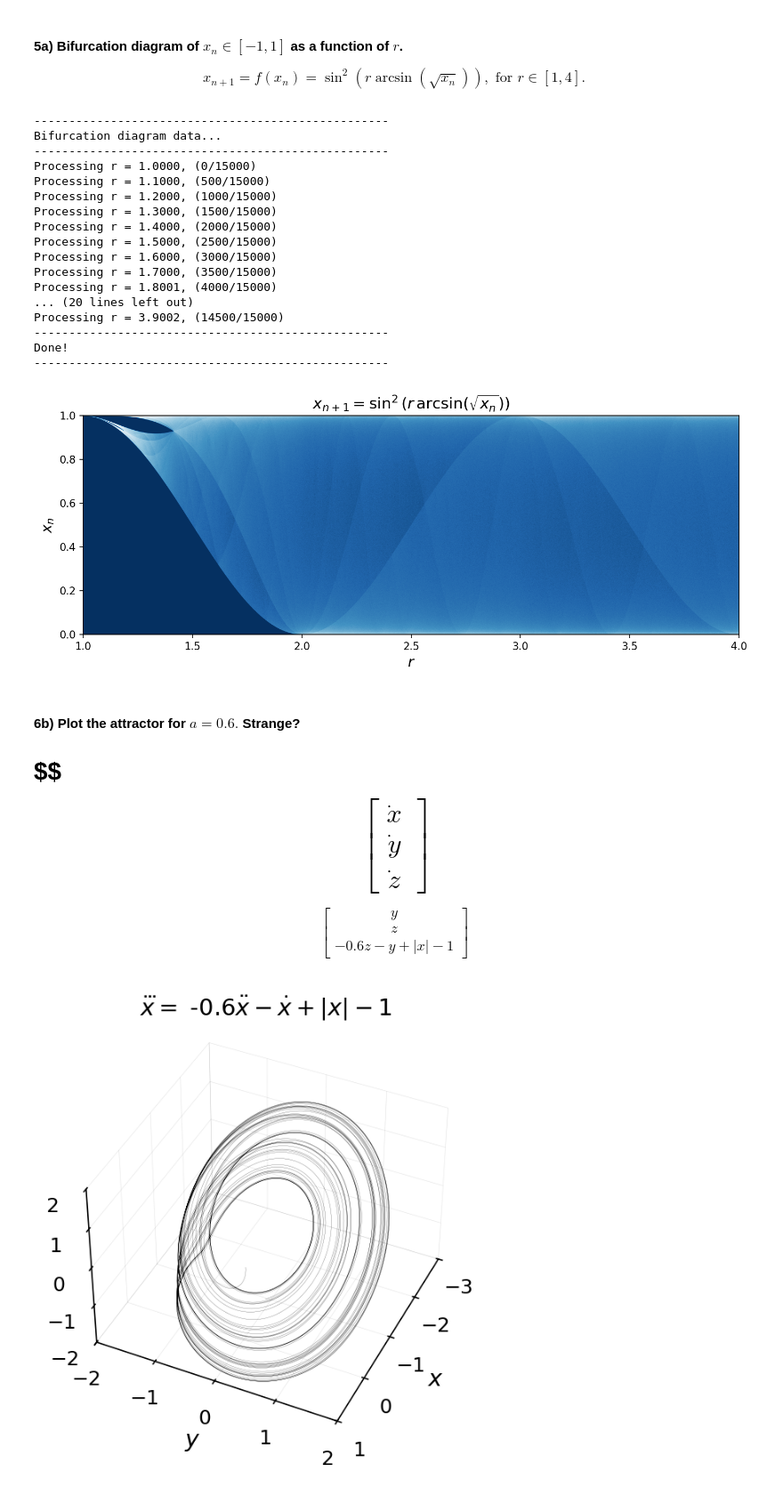
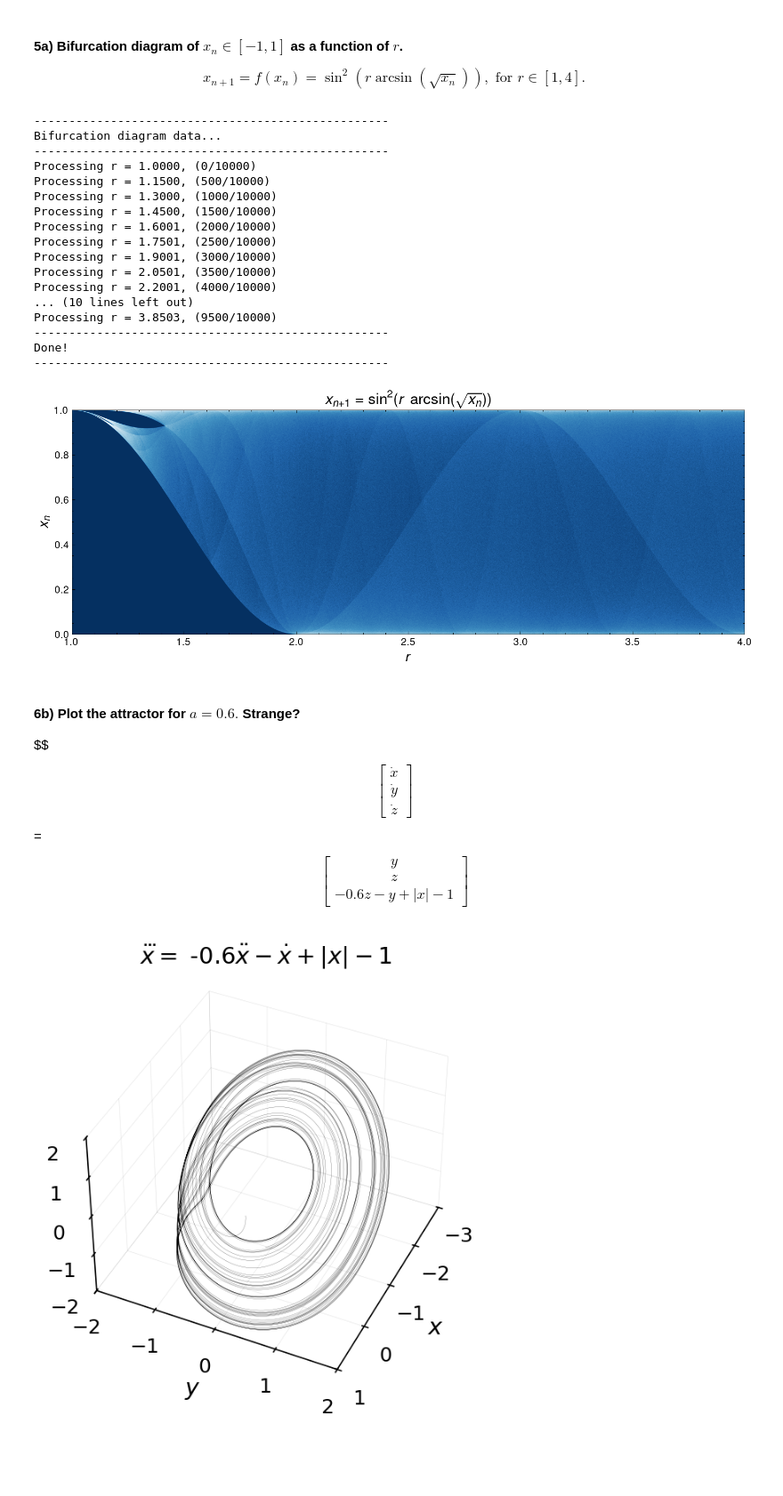
Before and after one commit to whyyorlantaken/Dynamical-Systems-Coursework, a Jupyter notebook: Take-home-1/code/notebook01.ipynb, the cells around one changed output. Shown at 89% size. Saved outputs shown, nothing was run; the diff lists cells and outputs as text; code cells hidden in the pictures; blank space fills up the shorter version.

```diff
--- a/Take-home-1/code/notebook01.ipynb
+++ b/Take-home-1/code/notebook01.ipynb
@@ -155,30 +155,30 @@ def bifurcation(r_min=1.0, r_max=4.0, width=1000, height=1000,
 
     return hist, r_values
 # %%
-# Call
+# Call (it was saved)
 hist, r_values = bifurcation(
     r_min = 1.0,
     r_max = 4.0,
-    width = 15000,
-    height= 15000//4,
-    transient = 1000,
-    numtoplot = 10000
+    width = 10000,
+    height= 10000//4,
+    transient = 100,#
+    numtoplot = 4000
 )
 # %% [output]
 ---------------------------------------------------
 Bifurcation diagram data...
 ---------------------------------------------------
-Processing r = 1.0000, (0/15000)
-Processing r = 1.1000, (500/15000)
-Processing r = 1.2000, (1000/15000)
-Processing r = 1.3000, (1500/15000)
-Processing r = 1.4000, (2000/15000)
-Processing r = 1.5000, (2500/15000)
-Processing r = 1.6000, (3000/15000)
-Processing r = 1.7000, (3500/15000)
-Processing r = 1.8001, (4000/15000)
-... (20 lines left out)
-Processing r = 3.9002, (14500/15000)
+Processing r = 1.0000, (0/10000)
+Processing r = 1.1500, (500/10000)
+Processing r = 1.3000, (1000/10000)
+Processing r = 1.4500, (1500/10000)
+Processing r = 1.6001, (2000/10000)
+Processing r = 1.7501, (2500/10000)
+Processing r = 1.9001, (3000/10000)
+Processing r = 2.0501, (3500/10000)
+Processing r = 2.2001, (4000/10000)
+... (10 lines left out)
+Processing r = 3.8503, (9500/10000)
 ---------------------------------------------------
 Done!
 ---------------------------------------------------
@@ -185,21 +191,21 @@ Done!
 # %%
 # Plot
 plt.figure(figsize=(12, 4), dpi=150)
 
 # Histogram
-plt.imshow(np.log(hist+1), cmap='RdBu_r', extent=[1.0, 4.0, 0.0, 1.0])
+plt.imshow(np.log10(hist+1), cmap='RdBu_r', extent=[1.0, 4.0, 0.0, 1.0])
 
 # Labels
 plt.title(r"$x_{n+1} = \sin^2(r\,\arcsin(\sqrt{x_n}))$", fontsize=15)
 plt.xlabel(r'$r$', fontsize=14)
 plt.ylabel(r'$x_n$', fontsize=14)
 plt.tick_params(axis='both', labelsize=10)
 
 plt.tight_layout()
-plt.savefig("5a[1-4].pdf", dpi=200, bbox_inches='tight')
+#plt.savefig("5a[1-4]-less.pdf", dpi=200, bbox_inches='tight')
 plt.show()
 # %% [output]
-[figure, old version]
+[figure, new version]
 # %% [markdown]
 #### 6b) Plot the attractor for $a=0.6.$ Strange?
 
@@ -208,9 +214,7 @@ $$
 \dot{x} \\
 \dot{y} \\
 \dot{z}
-\end{bmatrix}
-=
-\begin{bmatrix}
+\end{bmatrix} = \begin{bmatrix}
 y \\
 z \\
 -0.6z - y +|x|-1
```
Also changed, not shown: parts of 4 cells of this notebook, 24 other files.
